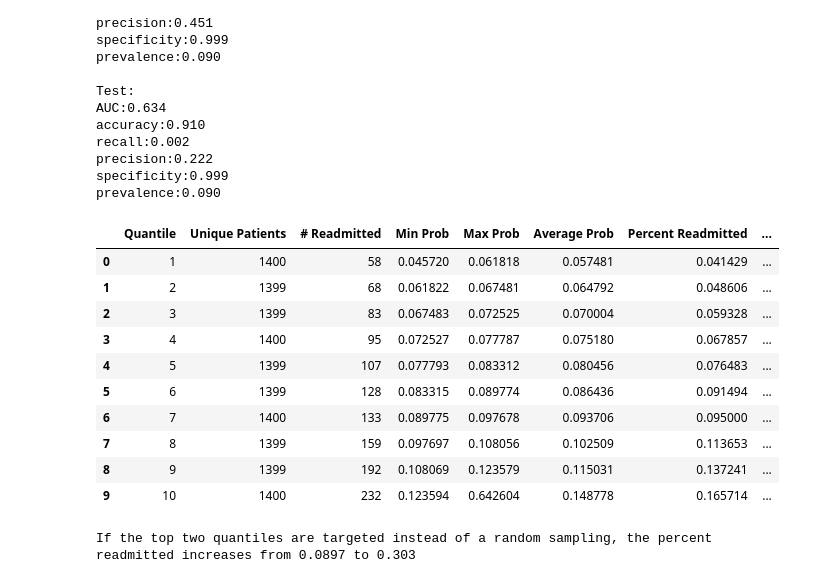
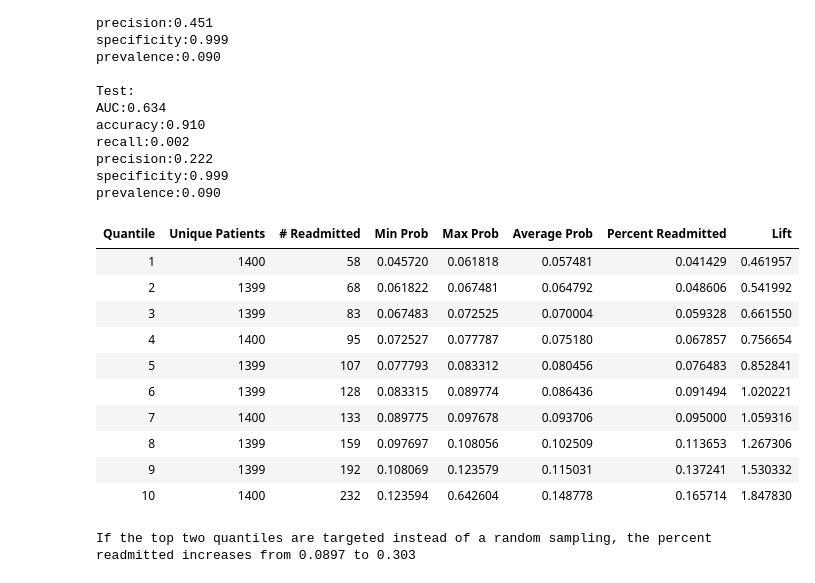
Before and after one commit to sagarwala12/HRRP, a Jupyter notebook: matt/Feature Engineering.ipynb, the cells around one changed output. Saved outputs shown, nothing was run; the diff lists cells and outputs as text; code cells hidden in the pictures.

Commit message:
minor update to hide index on decile chart code

```diff
--- a/matt/Feature Engineering.ipynb
+++ b/matt/Feature Engineering.ipynb
@@ -456,31 +456,31 @@ prevalence:0.090
 # %%
 readmit_proba = [i[1] for i in lr.predict_proba(X_test)]
 quant = pd.qcut(readmit_proba,10,labels=np.arange(1,11))
 prob = {'Quantile':quant,'# Readmitted':readmit_proba,'y':y_test}
 
 dec_df = pd.DataFrame(prob).sort_values('Quantile')
 dec1 = dec_df.groupby('Quantile')['# Readmitted'].agg(['count','min','max','mean']).reset_index()
 dec2 = dec_df.groupby(['Quantile','y']).count().reset_index()
 dec2 = dec2[dec2['y']==1]
 dec_df = pd.merge(dec2, dec1, how='inner',on ='Quantile').drop('y',1).\
         rename({'count':'Unique Patients', 'min':'Min Prob', 'mean':'Average Prob','max':'Max Prob'},axis=1)
 
 dec_df = dec_df[dec_df.columns[[0,2,1,3,4,5]]]
 dec_df['Percent Readmitted'] = dec_df['# Readmitted']/dec_df['Unique Patients']
 dec_df['Lift'] = dec_df['Percent Readmitted'].apply(lambda x:10*x/dec_df['Percent Readmitted'].sum())
-dec_df
+dec_df.style.hide_index()
 # %% [output]
-|  | Quantile | Unique Patients | # Readmitted | Min Prob | Max Prob | Average Prob | Percent Readmitted | ... |
-| 0 | 1 | 1400 | 58 | 0.045720 | 0.061818 | 0.057481 | 0.041429 | ... |
-| 1 | 2 | 1399 | 68 | 0.061822 | 0.067481 | 0.064792 | 0.048606 | ... |
-| 2 | 3 | 1399 | 83 | 0.067483 | 0.072525 | 0.070004 | 0.059328 | ... |
-| 3 | 4 | 1400 | 95 | 0.072527 | 0.077787 | 0.075180 | 0.067857 | ... |
-| 4 | 5 | 1399 | 107 | 0.077793 | 0.083312 | 0.080456 | 0.076483 | ... |
-| 5 | 6 | 1399 | 128 | 0.083315 | 0.089774 | 0.086436 | 0.091494 | ... |
-| 6 | 7 | 1400 | 133 | 0.089775 | 0.097678 | 0.093706 | 0.095000 | ... |
-| 7 | 8 | 1399 | 159 | 0.097697 | 0.108056 | 0.102509 | 0.113653 | ... |
-| 8 | 9 | 1399 | 192 | 0.108069 | 0.123579 | 0.115031 | 0.137241 | ... |
-| 9 | 10 | 1400 | 232 | 0.123594 | 0.642604 | 0.148778 | 0.165714 | ... |
+| Quantile | Unique Patients | # Readmitted | Min Prob | Max Prob | Average Prob | Percent Readmitted | Lift |
+| 1 | 1400 | 58 | 0.045720 | 0.061818 | 0.057481 | 0.041429 | 0.461957 |
+| 2 | 1399 | 68 | 0.061822 | 0.067481 | 0.064792 | 0.048606 | 0.541992 |
+| 3 | 1399 | 83 | 0.067483 | 0.072525 | 0.070004 | 0.059328 | 0.661550 |
+| 4 | 1400 | 95 | 0.072527 | 0.077787 | 0.075180 | 0.067857 | 0.756654 |
+| 5 | 1399 | 107 | 0.077793 | 0.083312 | 0.080456 | 0.076483 | 0.852841 |
+| 6 | 1399 | 128 | 0.083315 | 0.089774 | 0.086436 | 0.091494 | 1.020221 |
+| 7 | 1400 | 133 | 0.089775 | 0.097678 | 0.093706 | 0.095000 | 1.059316 |
+| 8 | 1399 | 159 | 0.097697 | 0.108056 | 0.102509 | 0.113653 | 1.267306 |
+| 9 | 1399 | 192 | 0.108069 | 0.123579 | 0.115031 | 0.137241 | 1.530332 |
+| 10 | 1400 | 232 | 0.123594 | 0.642604 | 0.148778 | 0.165714 | 1.847830 |
 # %%
 tot_compdic = {'Unique Patients': [deciles_lr['Unique Patients'].sum(), deciles_lr['Unique Patients'][8] + deciles_lr['Unique Patients'][9]],
                '# Readmitted': [deciles_lr['# Readmitted'].sum(), deciles_lr['# Readmitted'][8] + deciles_lr['# Readmitted'][9]]}
```
